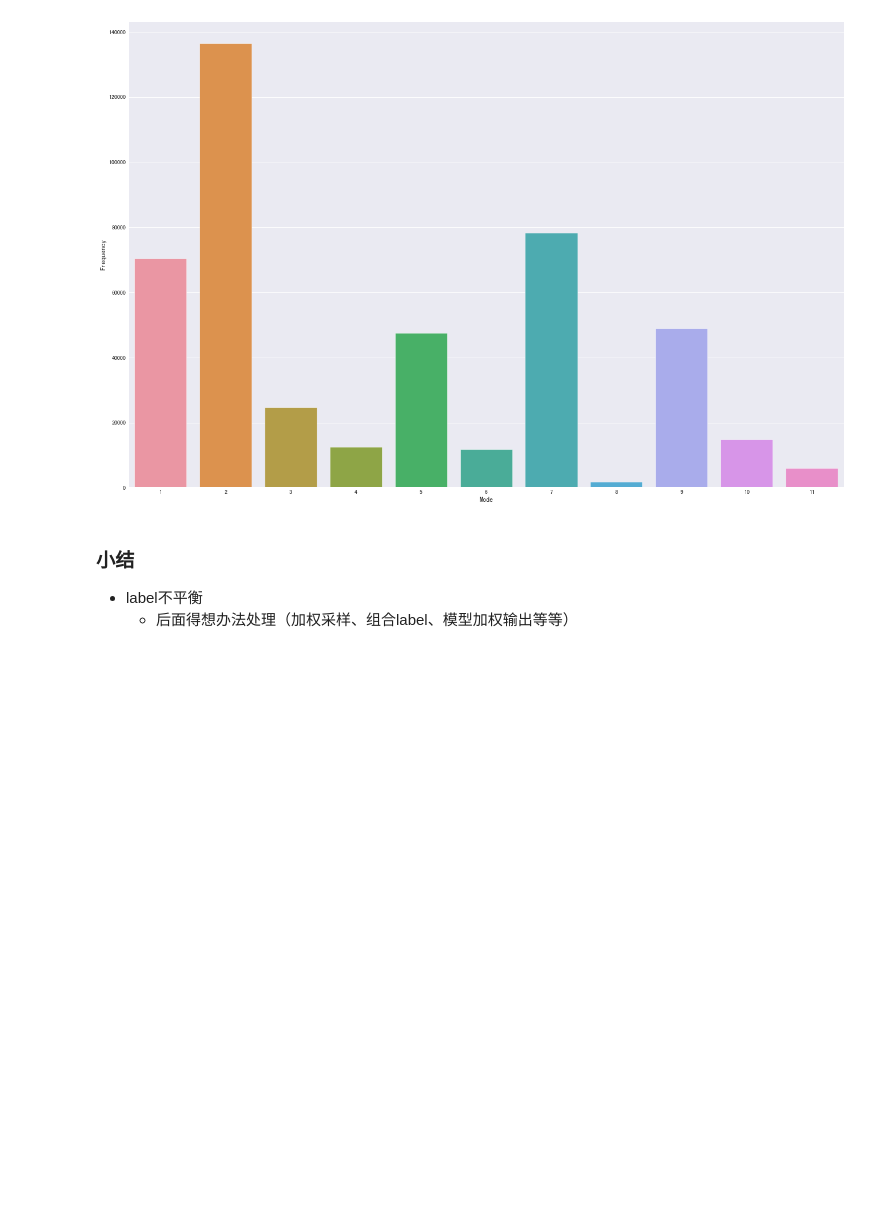
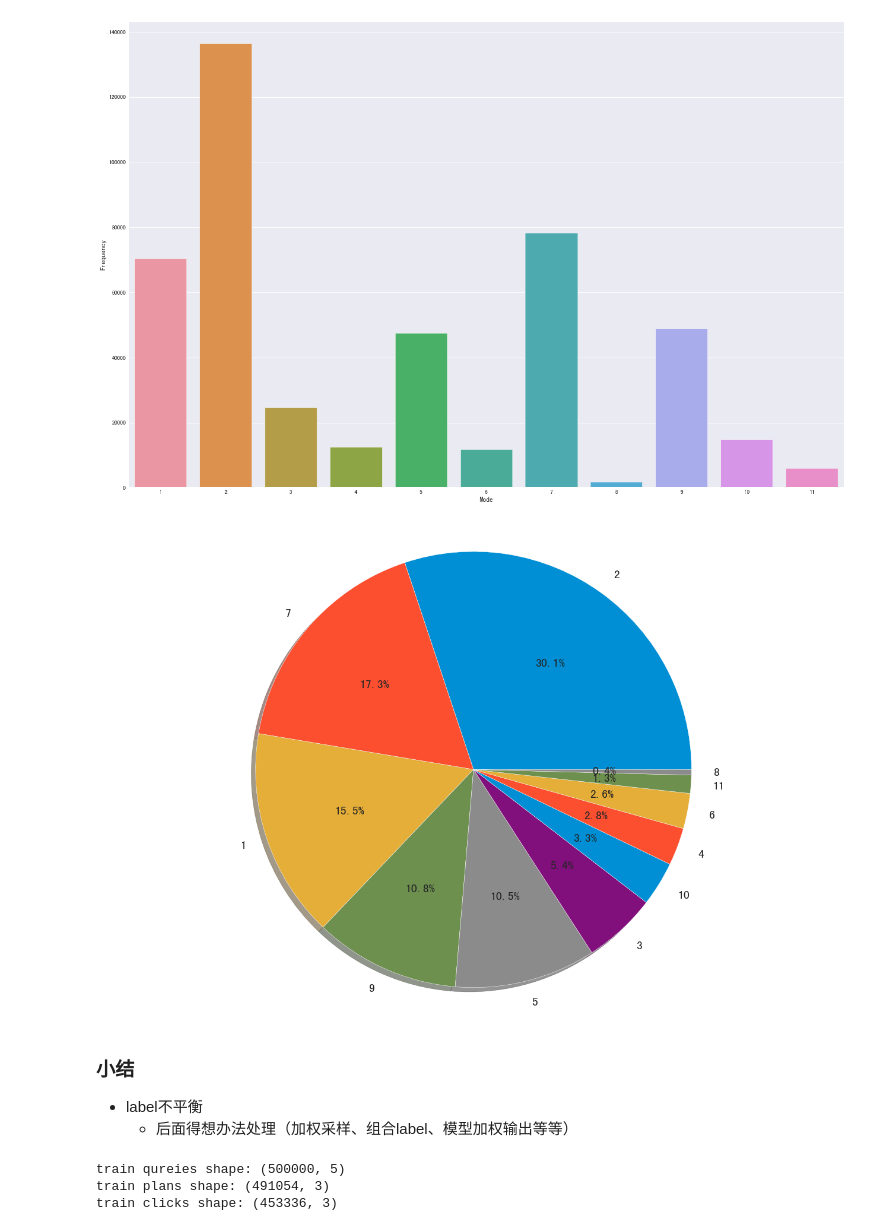
Before and after one commit to AlanConstantine/KDD-Cup-2019-CAMMTR, a Jupyter notebook: Code/ExploratoryDataAnalysis.ipynb, the cells around one changed output. Drawn from its saved outputs; the diff is of its cells as text; code cells hidden in the pictures; blank space fills up the shorter version.

```diff
--- a/Code/ExploratoryDataAnalysis.ipynb
+++ b/Code/ExploratoryDataAnalysis.ipynb
@@ -209,7 +210,25 @@ f, ax = plt.subplots(figsize=(20, 15))
 g = sns.barplot(x='Mode', y='Frequency', data=mode_df, ax=ax)
 # %% [output]
 [figure]
+# %%
+# Pie chart if labels
+mpl.rcParams['font.size'] = 20
+f1, ax1 = plt.subplots(figsize=(20, 15))
+ax1.pie(mode_df['Frequency'].values,
+        labels=mode_df['Mode'].values, autopct='%1.1f%%', shadow=True)
+ax1.axis('equal')
+plt.show()
+# %% [output]
+[figure, added]
 # %% [markdown]
 ### 小结
 * label不平衡
     * 后面得想办法处理（加权采样、组合label、模型加权输出等等）
+# %%
+print('train qureies shape:', train_queries_df.shape)
+print('train plans shape:', train_plans_df.shape)
+print('train clicks shape:', train_clicks_df.shape)
+# %% [output]
+train qureies shape: (500000, 5)
+train plans shape: (491054, 3)
+train clicks shape: (453336, 3)
```
Also changed, not shown: parts of 26 cells of this notebook.
